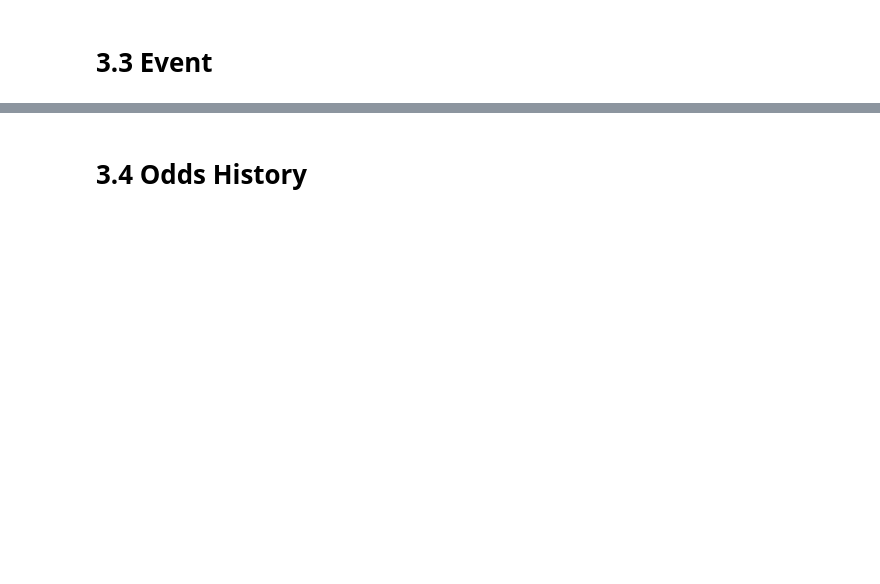
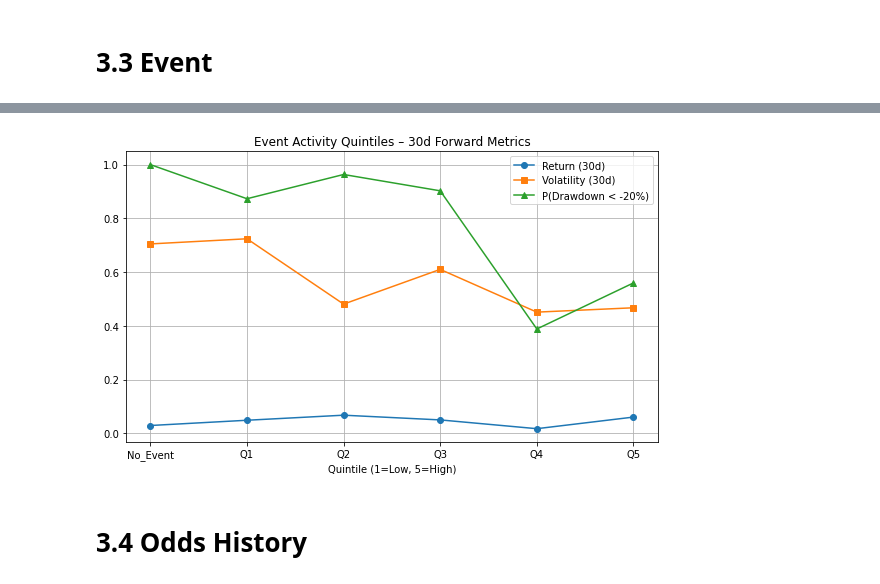
Before and after one commit to shuangvely/bitcoin-analytics-capstone-sp26-team08, a Jupyter notebook: eda/EDA.ipynb, the cells around one changed output, grey strips where cells are left out. Saved outputs shown, nothing was run; the diff lists cells and outputs as text; code cells hidden in the pictures; blank space fills up the shorter version.

```diff
--- a/eda/EDA.ipynb
+++ b/eda/EDA.ipynb
@@ -806,3 +1085,19 @@ df_merged["fwd_drawdown_30d"] = (
 df_merged["dd_lt_20pct"] = (
     df_merged["fwd_drawdown_30d"] < -0.20
 ).astype(int)
+
+# Initialize all days as "No_Event"
+df_merged["event_regime"] = "No_Event"
+
+# Identify days with positive Polymarket event activity
+mask = df_merged["log_active_volume_sum"] > 0
+
+# For active-event days, bucket event intensity into quintiles
+df_merged.loc[mask, "event_regime"] = pd.qcut(
+    df_merged.loc[mask, "log_active_volume_sum"],
+    q=5,
+    labels=[f"Q{i}" for i in range(1, 6)]
+).astype(str)
+
+df_merged["event_quintile"] = df_merged["event_regime"]
+df_merged["event_quintile"].value_counts(dropna=False)
@@ -828,25 +1145,30 @@ event_table = (
 # %%
 fig, ax = plt.subplots(figsize=(8,5))
 
 ax.plot(event_table["event_quintile"],
         event_table["avg_fwd_ret_30d"],
         marker="o", label="Return (30d)")
 
 ax.plot(event_table["event_quintile"],
         event_table["avg_fwd_vol_30d"],
         marker="s", label="Volatility (30d)")
 
 ax.plot(event_table["event_quintile"],
         event_table["prob_dd_lt_20pct"],
         marker="^", label="P(Drawdown < -20%)")
 
 ax.set_title("Event Activity Quintiles – 30d Forward Metrics")
 ax.set_xlabel("Quintile (1=Low, 5=High)")
 ax.grid(True)
 ax.legend()
 
 plt.tight_layout()
+plt.savefig("plots/event_quintile_forward_metrics.png",
+            dpi=300,
+            bbox_inches="tight")
 plt.show()
+# %% [output]
+[figure, added]
 # %% [markdown]
 # 3.4 Odds History
 # %%
```
Also changed, not shown: parts of 49 cells of this notebook.
